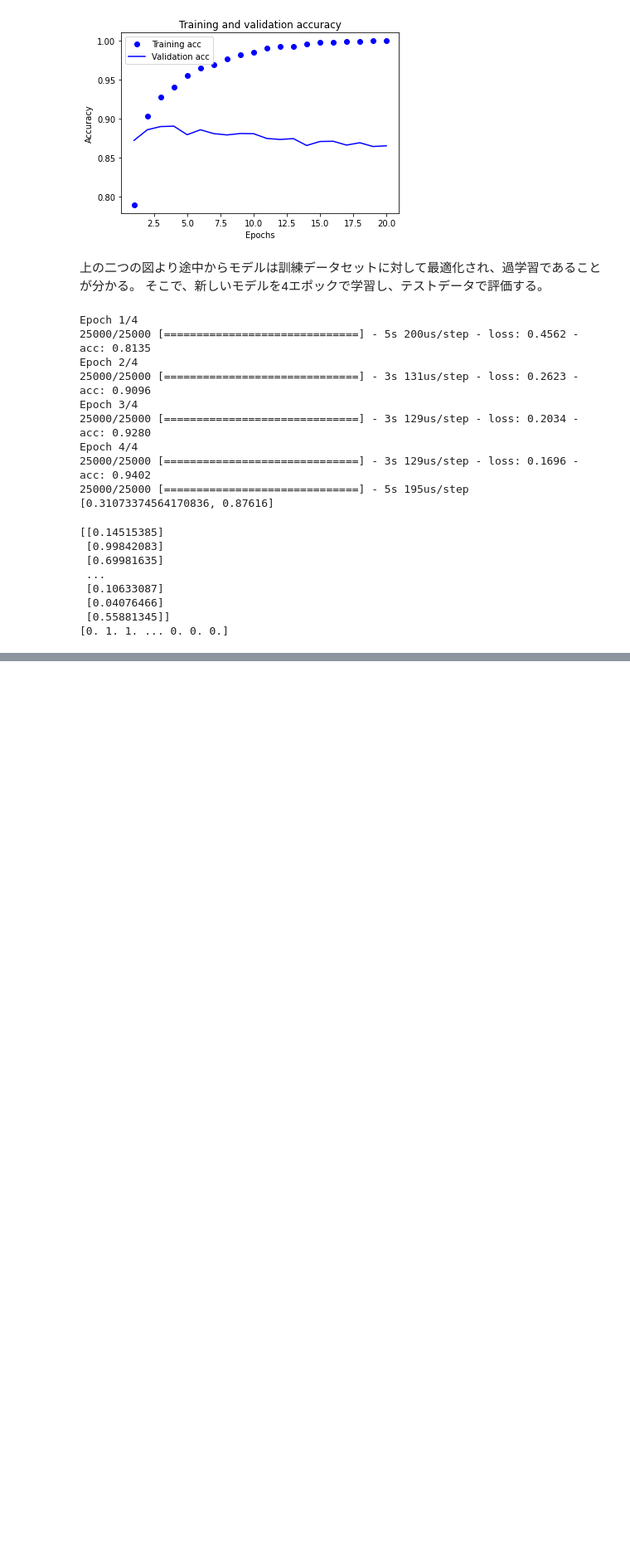
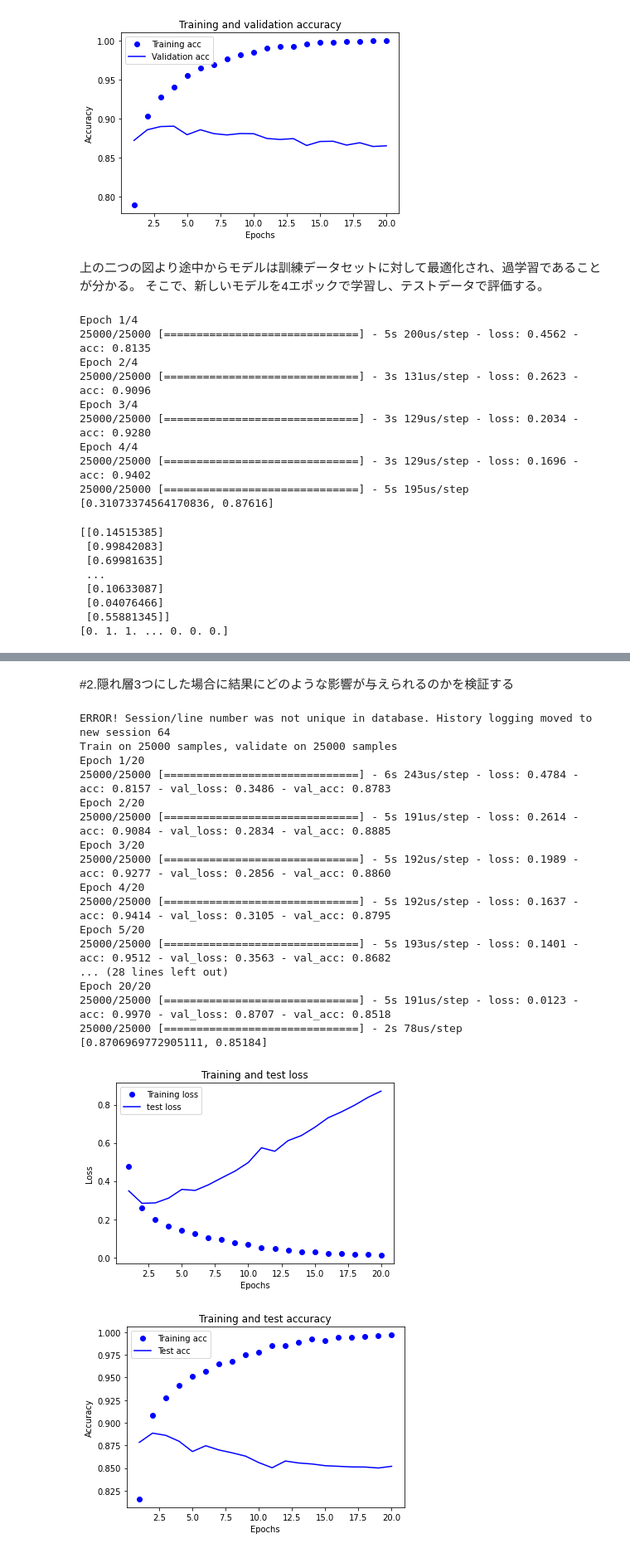
Before and after one commit to zakio10/Hello-World, a Jupyter notebook: IMDb_binary_classification.ipynb, the cells around one changed output, grey strips where cells are left out. Shown: that part at 83% size. Cells and saved outputs as stored; diff of their text form; code cells hidden in the pictures; blank space fills up the shorter version.

```diff
--- a/IMDb_binary_classification.ipynb
+++ b/IMDb_binary_classification.ipynb
@@ -204,0 +331,73 @@ print(y_test)
+# %% [markdown]
+#2.隠れ層3つにした場合に結果にどのような影響が与えられるのかを検証する
+# %%
+#2.隠れ層3つにした場合に結果にどのような影響が与えられるのかを検証する
+#モデルを初期化
+model = models.Sequential()
+model.add(layers.Dense(16, activation='relu', input_shape=(10000,)))
+model.add(layers.Dense(16, activation='relu'))
+model.add(layers.Dense(16, activation='relu'))
+model.add(layers.Dense(1, activation='sigmoid'))
+
+model.compile(optimizer='rmsprop', loss='binary_crossentropy', metrics=['accuracy'])
+
+history = model.fit(x_train, y_train, epochs=20, batch_size=512, validation_data=(x_test, y_test))
+results = model.evaluate(x_test, y_test)
+
+#モデルのテストデータに対する損失値と評価値を返す
+#https://keras.io/ja/models/model/#evaluate
+print(results)
+
+#訓練データとテストデータでの損失値をプロットする
+import matplotlib.pyplot as plt
+
+history_dict = history.history
+loss_values = history_dict['loss']
+val_loss_values = history_dict['val_loss']
+
+epochs = range(1, len(loss_values) + 1)
+
+#"bo"は"blue dot"(青のドット)を意味する
+plt.plot(epochs, loss_values, 'bo', label='Training loss')
+#"b"は"solid blue line"(青の実線)を意味する
+plt.plot(epochs, val_loss_values, 'b', label='test loss')
+plt.title('Training and test loss')
+plt.xlabel('Epochs')
+plt.ylabel('Loss')
+plt.legend()
+plt.show()
+
+#訓練データとテストデータでの正答率をプロット(3-10)
+#図を消去
+plt.clf()
+
+acc = history_dict['acc']
+val_acc = history_dict['val_acc']
+
+plt.plot(epochs, acc, 'bo', label='Training acc')
+plt.plot(epochs, val_acc, 'b', label='Test acc')
+plt.title('Training and test accuracy')
+plt.xlabel('Epochs')
+plt.ylabel('Accuracy')
+plt.legend()
+plt.show()
+# %% [output]
+ERROR! Session/line number was not unique in database. History logging moved to new session 64
+Train on 25000 samples, validate on 25000 samples
+Epoch 1/20
+25000/25000 [==============================] - 6s 243us/step - loss: 0.4784 - acc: 0.8157 - val_loss: 0.3486 - val_acc: 0.8783
+Epoch 2/20
+25000/25000 [==============================] - 5s 191us/step - loss: 0.2614 - acc: 0.9084 - val_loss: 0.2834 - val_acc: 0.8885
+Epoch 3/20
+25000/25000 [==============================] - 5s 192us/step - loss: 0.1989 - acc: 0.9277 - val_loss: 0.2856 - val_acc: 0.8860
+Epoch 4/20
+25000/25000 [==============================] - 5s 192us/step - loss: 0.1637 - acc: 0.9414 - val_loss: 0.3105 - val_acc: 0.8795
+Epoch 5/20
+25000/25000 [==============================] - 5s 193us/step - loss: 0.1401 - acc: 0.9512 - val_loss: 0.3563 - val_acc: 0.8682
+... (28 lines left out)
+Epoch 20/20
+25000/25000 [==============================] - 5s 191us/step - loss: 0.0123 - acc: 0.9970 - val_loss: 0.8707 - val_acc: 0.8518
+25000/25000 [==============================] - 2s 78us/step
+[0.8706969772905111, 0.85184]
+[figure, added]
+[figure, added]
```
Also changed, not shown: parts of 6 cells of this notebook.
